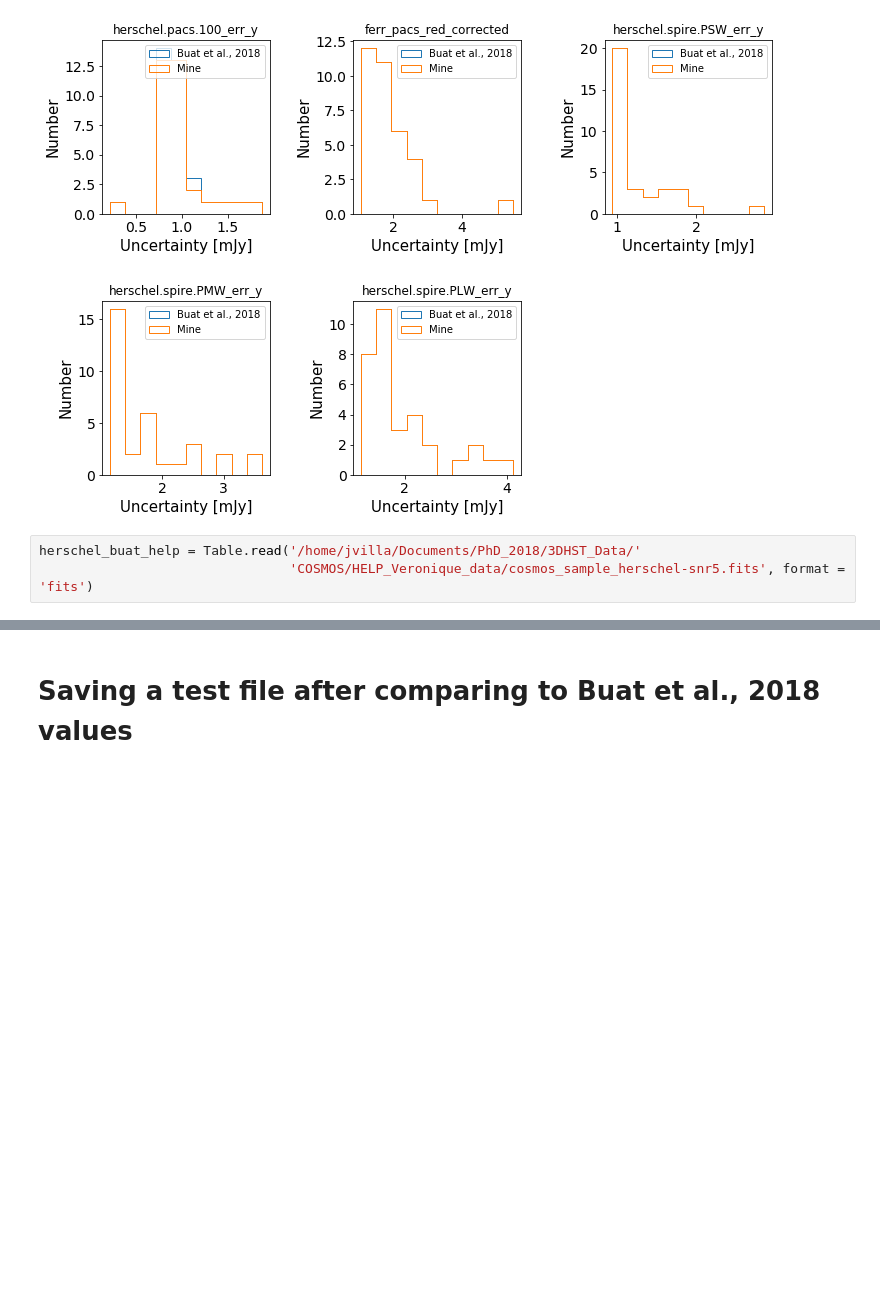
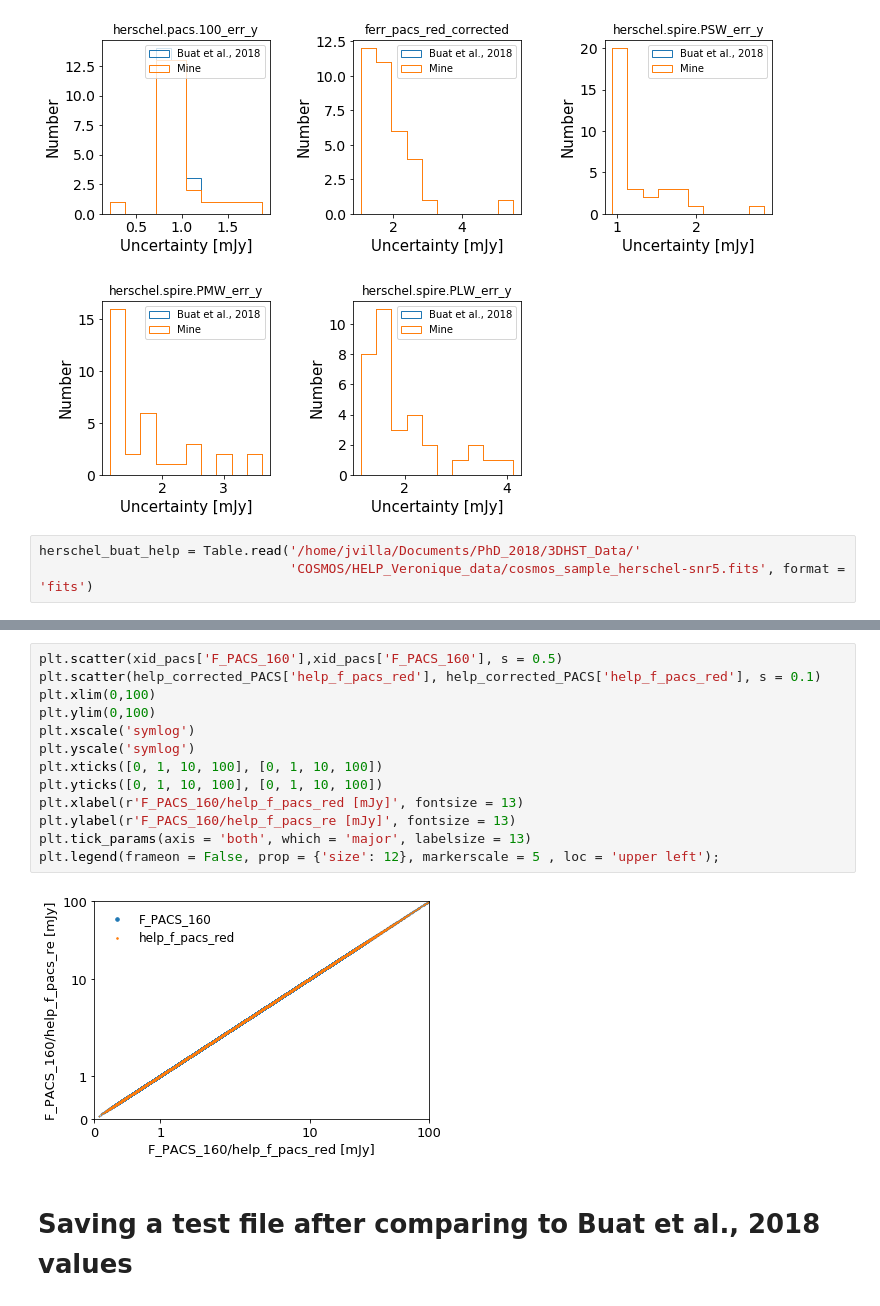
Before and after one commit to Jurgenvilla/Dust_Attenuation, a Jupyter notebook: COSMOS-Sample.ipynb, the cells around one changed output, grey strips where cells are left out. Saved outputs shown, nothing was run; the diff lists cells and outputs as text; blank space fills up the shorter version.

```diff
--- a/COSMOS-Sample.ipynb
+++ b/COSMOS-Sample.ipynb
@@ -2012,3 +2055,18 @@ plt.legend(frameon = False, prop = {'size': 12}, markerscale = 10 , loc = 'upper
+# %%
+plt.scatter(xid_pacs['F_PACS_160'],xid_pacs['F_PACS_160'], s = 0.5)
+plt.scatter(help_corrected_PACS['help_f_pacs_red'], help_corrected_PACS['help_f_pacs_red'], s = 0.1)
+plt.xlim(0,100)
+plt.ylim(0,100)
+plt.xscale('symlog')
+plt.yscale('symlog')
+plt.xticks([0, 1, 10, 100], [0, 1, 10, 100])
+plt.yticks([0, 1, 10, 100], [0, 1, 10, 100])
+plt.xlabel(r'F_PACS_160/help_f_pacs_red [mJy]', fontsize = 13)
+plt.ylabel(r'F_PACS_160/help_f_pacs_re [mJy]', fontsize = 13)
+plt.tick_params(axis = 'both', which = 'major', labelsize = 13)
+plt.legend(frameon = False, prop = {'size': 12}, markerscale = 5 , loc = 'upper left');
+# %% [output]
+[figure, added]
 # %% [markdown]
 # Saving a test file after comparing to Buat et al., 2018 values
 # %%
```
Also changed, not shown: parts of 12 cells of this notebook, 1 other file.
